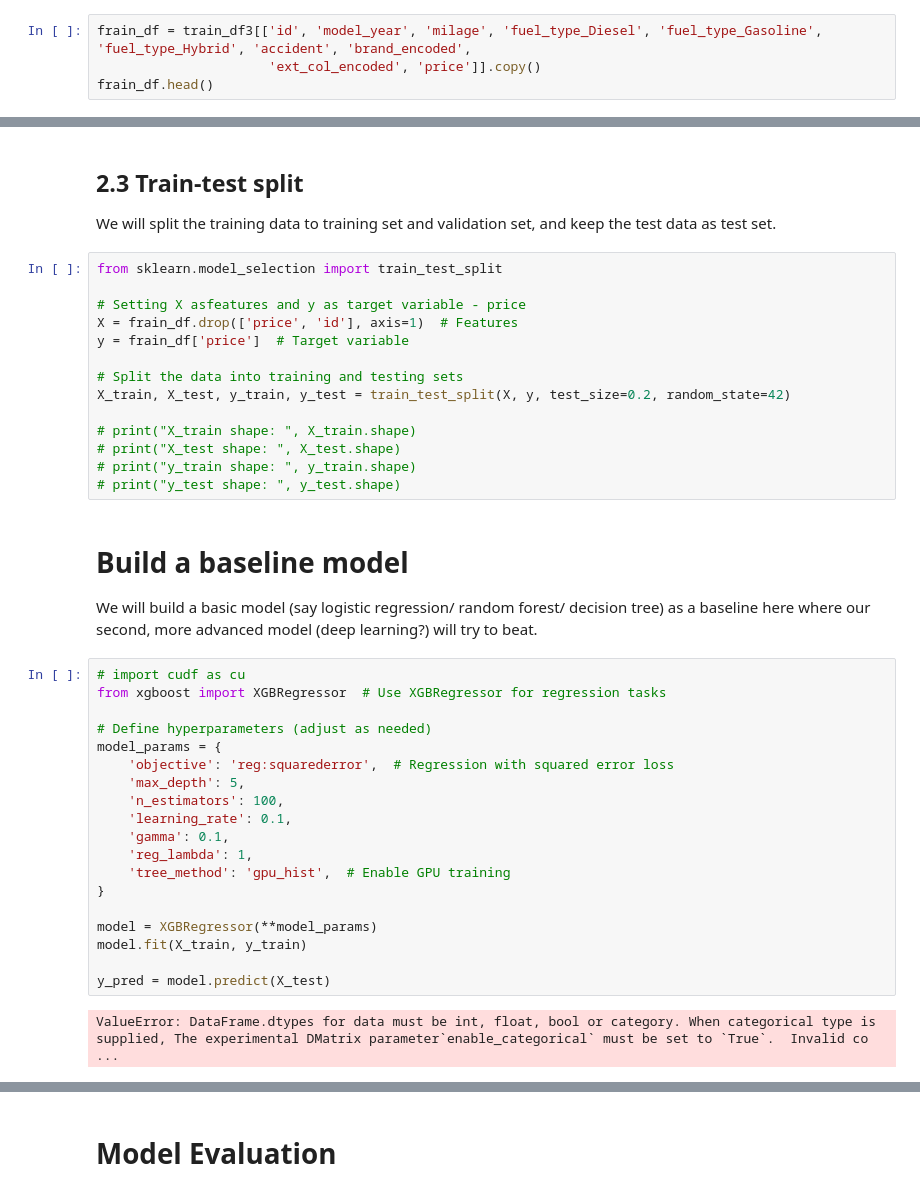
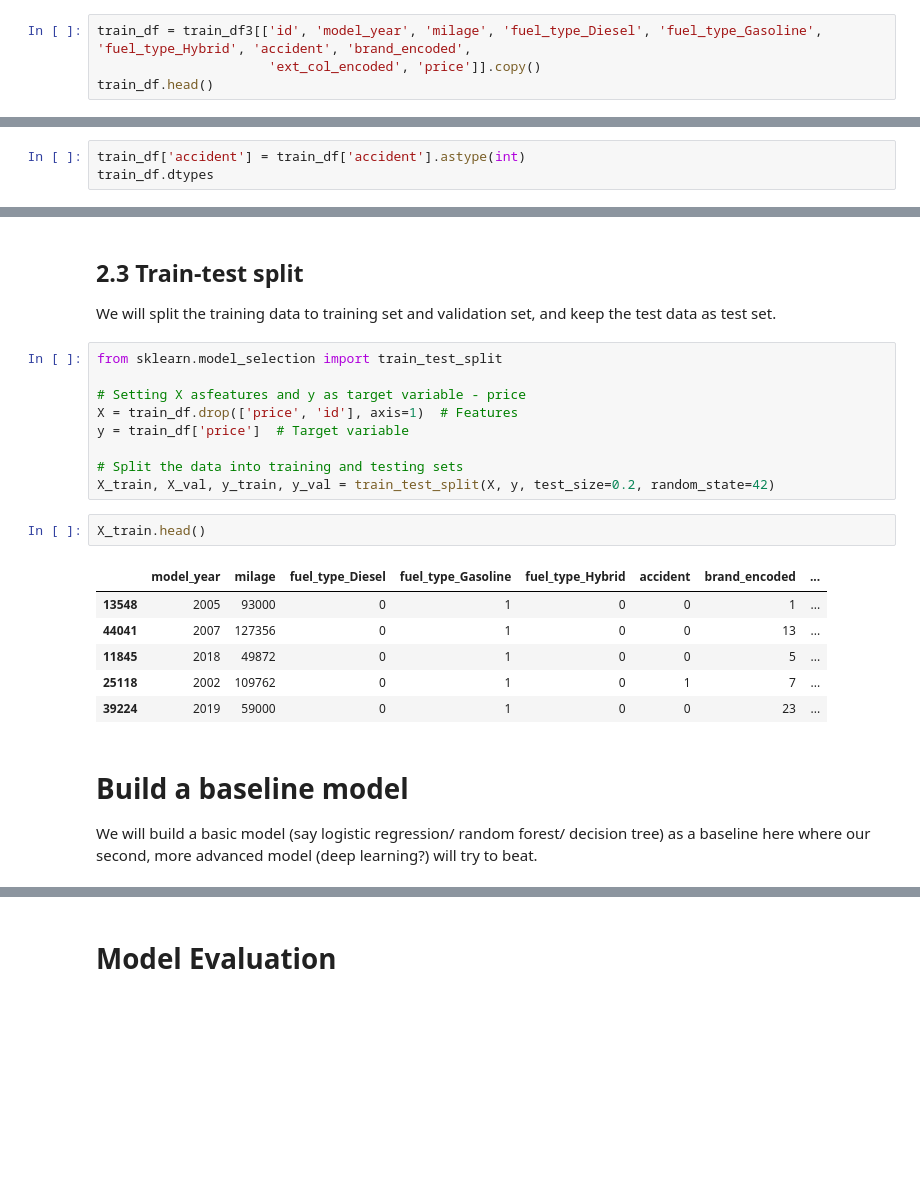
Before and after one commit to sseantheg/Car-Price-Prediction-with-XGBoost, a Jupyter notebook: Car Price Prediction with XGBoost.ipynb, the cells around one changed output, grey strips where cells are left out. Cells and saved outputs as stored; diff of their text form; blank space fills up the shorter version.

```diff
--- a/Car Price Prediction with XGBoost.ipynb
+++ b/Car Price Prediction with XGBoost.ipynb
@@ -565,9 +565,9 @@ test_df3.head()
 # %% [markdown]
 ### 2.2.4 Make a new dataframe for the preprocessed data
 # %%
-frain_df = train_df3[['id', 'model_year', 'milage', 'fuel_type_Diesel', 'fuel_type_Gasoline', 'fuel_type_Hybrid', 'accident', 'brand_encoded',
+train_df = train_df3[['id', 'model_year', 'milage', 'fuel_type_Diesel', 'fuel_type_Gasoline', 'fuel_type_Hybrid', 'accident', 'brand_encoded',
                       'ext_col_encoded', 'price']].copy()
-frain_df.head()
+train_df.head()
 # %% [output]
 |  | id | model_year | milage | fuel_type_Diesel | fuel_type_Gasoline | fuel_type_Hybrid | accident | ... |
 | 0 | 0 | 2018 | 74349 | 0 | 1 | 0 | 0 | ... |
@@ -633,0 +605,3 @@ ext_col_encoded: [1 3 4 5 0 2 6]
+# %%
+train_df['accident'] = train_df['accident'].astype(int)
+train_df.dtypes
@@ -638,37 +638,20 @@ We will split the training data to training set and validation set, and keep the
 from sklearn.model_selection import train_test_split
 
 # Setting X asfeatures and y as target variable - price
-X = frain_df.drop(['price', 'id'], axis=1)  # Features
-y = frain_df['price']  # Target variable
+X = train_df.drop(['price', 'id'], axis=1)  # Features
+y = train_df['price']  # Target variable
 
 # Split the data into training and testing sets
-X_train, X_test, y_train, y_test = train_test_split(X, y, test_size=0.2, random_state=42)
-
-# print("X_train shape: ", X_train.shape)
-# print("X_test shape: ", X_test.shape)
-# print("y_train shape: ", y_train.shape)
-# print("y_test shape: ", y_test.shape)
+X_train, X_val, y_train, y_val = train_test_split(X, y, test_size=0.2, random_state=42)
+# %%
+X_train.head()
+# %% [output]
+|  | model_year | milage | fuel_type_Diesel | fuel_type_Gasoline | fuel_type_Hybrid | accident | brand_encoded | ... |
+| 13548 | 2005 | 93000 | 0 | 1 | 0 | 0 | 1 | ... |
+| 44041 | 2007 | 127356 | 0 | 1 | 0 | 0 | 13 | ... |
+| 11845 | 2018 | 49872 | 0 | 1 | 0 | 0 | 5 | ... |
+| 25118 | 2002 | 109762 | 0 | 1 | 0 | 1 | 7 | ... |
+| 39224 | 2019 | 59000 | 0 | 1 | 0 | 0 | 23 | ... |
 # %% [markdown]
 # Build a baseline model
 We will build a basic model (say logistic regression/ random forest/ decision tree) as a baseline here where our second, more advanced model (deep learning?) will try to beat.
-# %%
-# import cudf as cu
-from xgboost import XGBRegressor  # Use XGBRegressor for regression tasks
-
-# Define hyperparameters (adjust as needed)
-model_params = {
-    'objective': 'reg:squarederror',  # Regression with squared error loss
-    'max_depth': 5,
-    'n_estimators': 100,
-    'learning_rate': 0.1,
-    'gamma': 0.1,
-    'reg_lambda': 1,
-    'tree_method': 'gpu_hist',  # Enable GPU training
-}
-
-model = XGBRegressor(**model_params)
-model.fit(X_train, y_train)
-
-y_pred = model.predict(X_test)
-# %% [output]
-ValueError: DataFrame.dtypes for data must be int, float, bool or category. When categorical type is supplied, The experimental DMatrix parameter`enable_categorical` must be set to `True`.  Invalid co ...
```
Also changed, not shown: parts of 14 cells of this notebook.
